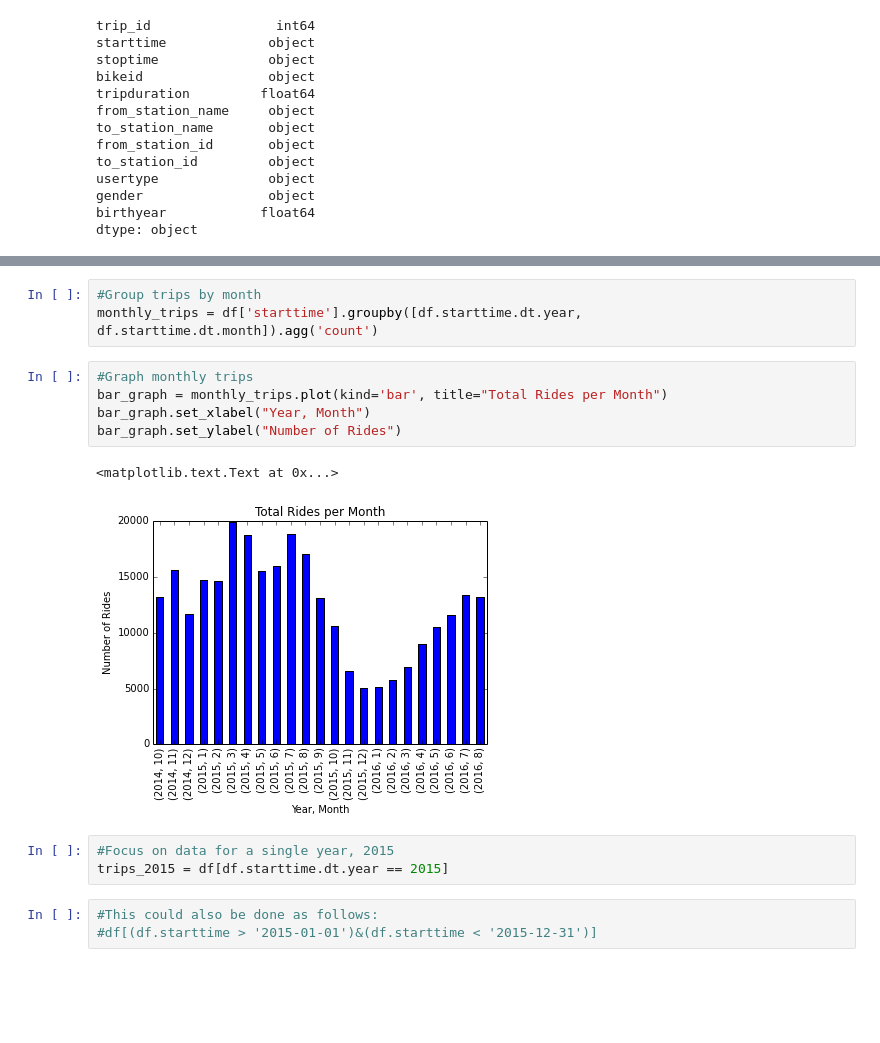
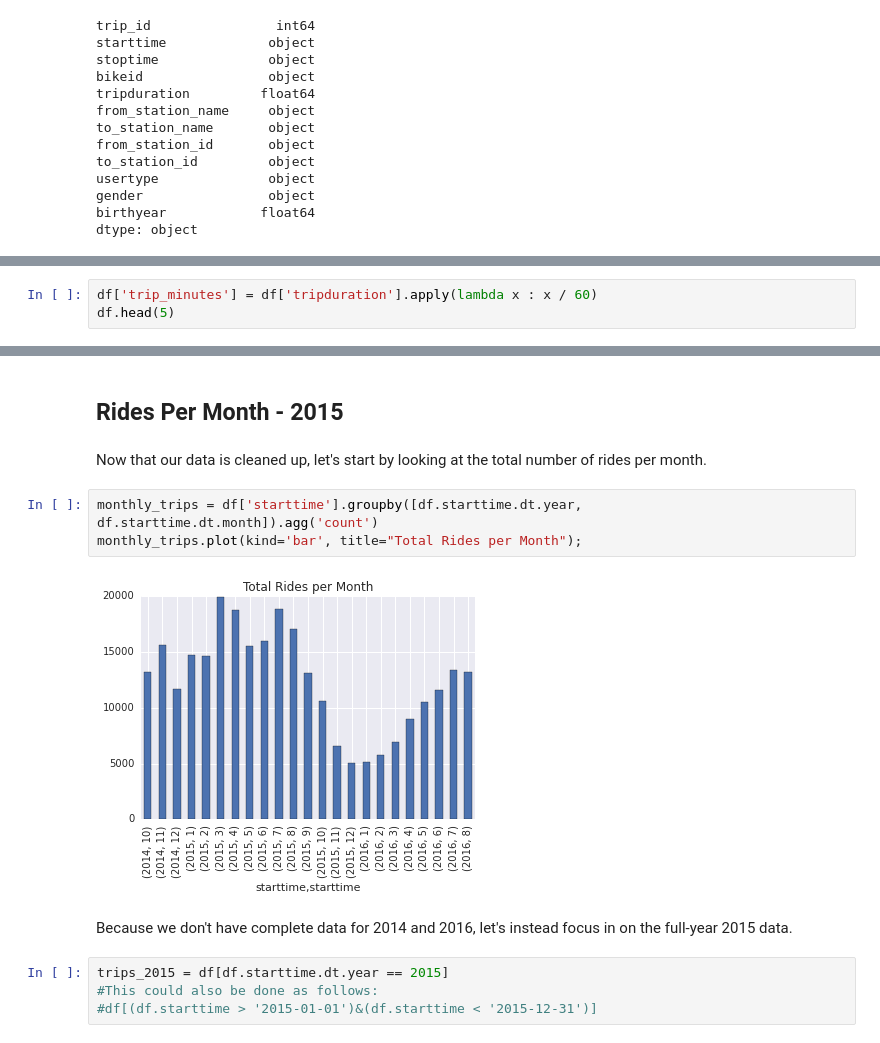
Before and after one commit to SUstian/Seattle-Bike-Share, a Jupyter notebook: Seattle Bike Share Data Analysis.ipynb, the cells around one changed output, grey strips where cells are left out. Drawn from its saved outputs; the diff is of its cells as text; blank space fills up the shorter version.

```diff
--- a/Seattle Bike Share Data Analysis.ipynb
+++ b/Seattle Bike Share Data Analysis.ipynb
@@ -48,0 +54,3 @@ df['stoptime'] =  pd.to_datetime(df['stoptime'], format='%m/%d/%Y %H:%M')
+# %%
+df['trip_minutes'] = df['tripduration'].apply(lambda x : x / 60)
+df.head(5)
@@ -49,18 +64,16 @@ df['stoptime'] =  pd.to_datetime(df['stoptime'], format='%m/%d/%Y %H:%M')
+# %% [markdown]
+## Rides Per Month - 2015
+# %% [markdown]
+Now that our data is cleaned up, let's start by looking at the total number of rides per month.
 # %%
-#Group trips by month
 monthly_trips = df['starttime'].groupby([df.starttime.dt.year, df.starttime.dt.month]).agg('count')
+monthly_trips.plot(kind='bar', title="Total Rides per Month");
+# %% [output]
+[figure, added]
-# %%
-#Graph monthly trips
-bar_graph = monthly_trips.plot(kind='bar', title="Total Rides per Month")
-bar_graph.set_xlabel("Year, Month")
-bar_graph.set_ylabel("Number of Rides")
-# %% [output]
-<matplotlib.text.Text at 0x...>
-[figure, removed]
-# %%
-#Focus on data for a single year, 2015
-trips_2015 = df[df.starttime.dt.year == 2015]
+# %% [markdown]
+Because we don't have complete data for 2014 and 2016, let's instead focus in on the full-year 2015 data.
 # %%
+trips_2015 = df[df.starttime.dt.year == 2015]
 #This could also be done as follows:
 #df[(df.starttime > '2015-01-01')&(df.starttime < '2015-12-31')]
 # %%
```
Also changed, not shown: parts of 27 cells of this notebook.
